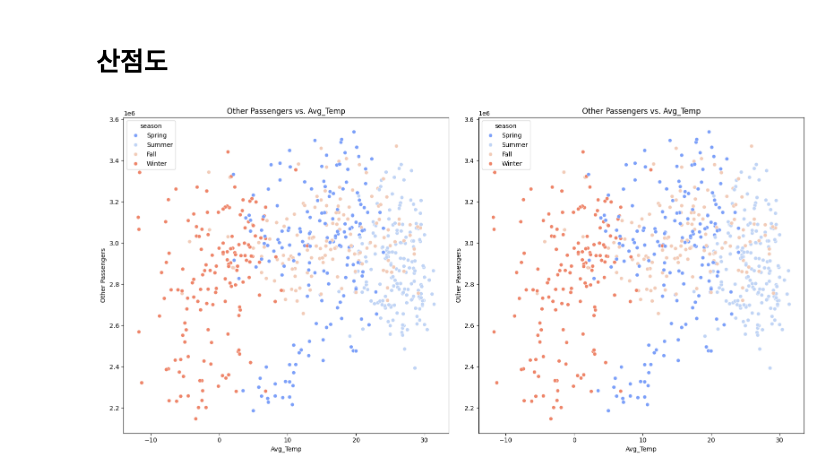
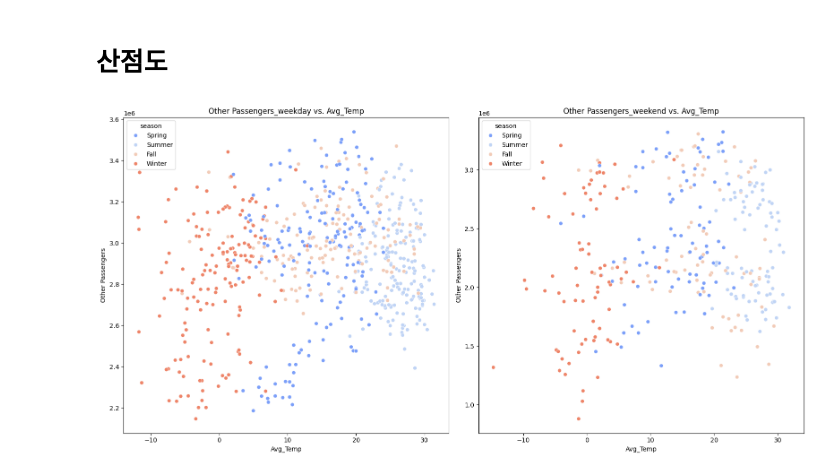
Before and after one commit to mini-project-y/1st_mini_project, a Jupyter notebook: Mook/pjt_corr.ipynb, the cells around one changed output. Drawn from its saved outputs; the diff is of its cells as text; code cells hidden in the pictures.

```diff
--- a/Mook/pjt_corr.ipynb
+++ b/Mook/pjt_corr.ipynb
@@ -8,7 +8,7 @@ from sklearn.preprocessing import StandardScaler
 # %% [markdown]
 # 미세먼지 데이터 불러오기
 # %%
-m_fine_dust = pd.read_csv("m_fine_dust.csv")
+m_fine_dust = pd.read_csv("D:/humanda/project/1st_miniproject/Mook/m_fine_dust.csv")
 # %%
 m_fine_dust.info()
 # %% [output]
@@ -71,8 +71,8 @@ memory usage: 44.7+ KB
 # %% [markdown]
 # 버스, 지하철 데이터 불러오기
 # %%
-transportation_bus = pd.read_csv("D:/WORKSPACE/project/1st_miniproject/Mook/transportation_bus.csv", encoding='cp949')
-transportation_train = pd.read_csv("D:/WORKSPACE/project/1st_miniproject/Mook/transportation_train.csv", encoding='cp949')
+transportation_bus = pd.read_csv("D:/humanda/project/1st_miniproject/Mook/transportation_bus.csv", encoding='cp949')
+transportation_train = pd.read_csv("D:/humanda/project/1st_miniproject/Mook/transportation_train.csv", encoding='cp949')
 # %%
 transportation_bus.info()
 # %% [output]
@@ -109,7 +109,7 @@ transportation_train['date'] = pd.to_datetime(transportation_train['date'])
 # %% [markdown]
 # 기상 데이터 불러오기
 # %%
-weather = pd.read_csv("D:/WORKSPACE/projects_mook/team_data/weather_data.csv")
+weather = pd.read_csv("D:/humanda/project/1st_miniproject/Mook/weather_data.csv")
 # %%
 weather.info()
 # %% [output]
@@ -566,19 +592,19 @@ plt.show()
 # %%
 plt.figure(figsize=(16, 8))
 
 plt.subplot(1, 2, 1)
 sns.scatterplot(data=df_train_weekday, x='avg_temp', y='other_passenger', hue='season', palette='coolwarm')
-plt.title('Other Passengers vs. Avg_Temp')
+plt.title('Other Passengers_weekday vs. Avg_Temp')
 plt.xlabel('Avg_Temp')
 plt.ylabel('Other Passengers')
 
 plt.subplot(1, 2, 2)
-sns.scatterplot(data=df_train_weekday, x='avg_temp', y='other_passenger', hue='season', palette='coolwarm')
-plt.title('Other Passengers vs. Avg_Temp')
+sns.scatterplot(data=df_train_weekend, x='avg_temp', y='other_passenger', hue='season', palette='coolwarm')
+plt.title('Other Passengers_weekend vs. Avg_Temp')
 plt.xlabel('Avg_Temp')
 plt.ylabel('Other Passengers')
 
 plt.tight_layout()
 plt.show()
 # %% [output]
-[figure, old version]
+[figure, new version]
```
Also changed, not shown: parts of 8 cells of this notebook, 1 other file.
